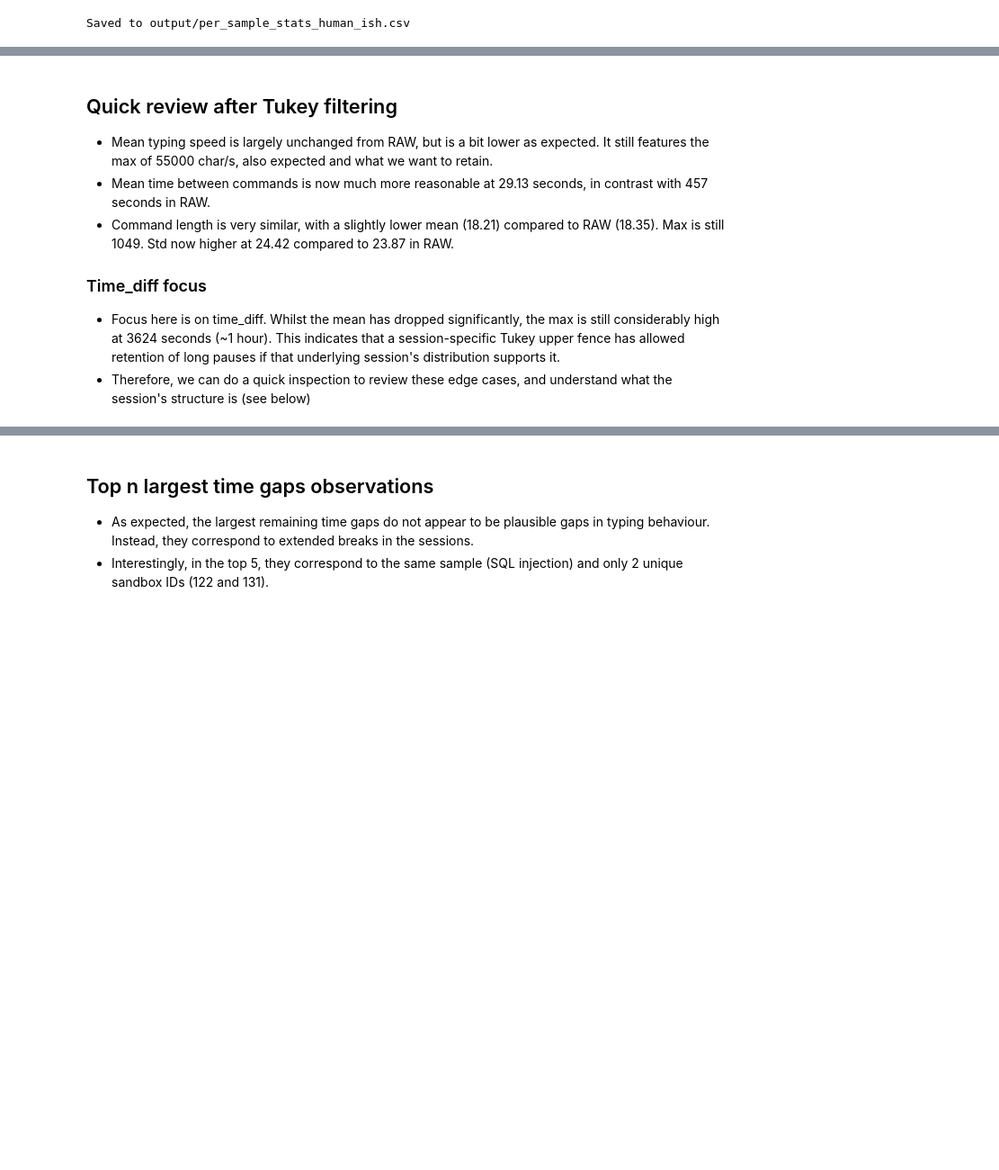
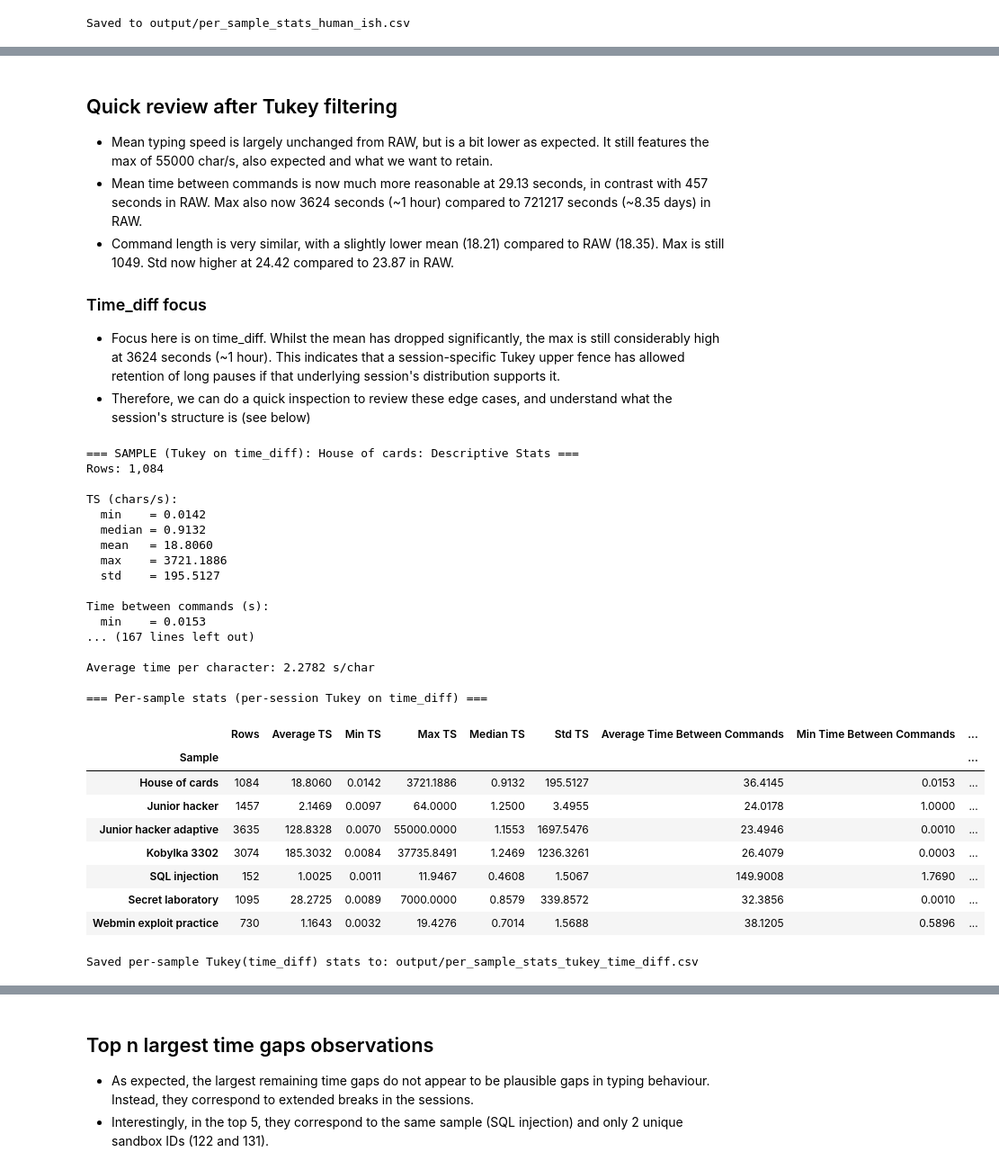
Before and after one commit to LewNew/PhD, a Jupyter notebook: projects/typing_speed/notebooks/Typing_EDA.ipynb, the cells around one changed output, grey strips where cells are left out. Shown at 90% size. Drawn from its saved outputs; the diff is of its cells as text; code cells hidden in the pictures; blank space fills up the shorter version.

```diff
--- a/projects/typing_speed/notebooks/Typing_EDA.ipynb
+++ b/projects/typing_speed/notebooks/Typing_EDA.ipynb
@@ -907,13 +914,67 @@ Average time per character: 1.6000 s/char
 ## Quick review after Tukey filtering
 
 - Mean typing speed is largely unchanged from RAW, but is a bit lower as expected. It still features the max of 55000 char/s, also expected and what we want to retain.
-- Mean time between commands is now much more reasonable at 29.13 seconds, in contrast with 457 seconds in RAW.
+- Mean time between commands is now much more reasonable at 29.13 seconds, in contrast with 457 seconds in RAW. Max also now 3624 seconds (~1 hour) compared to 721217 seconds (~8.35 days) in RAW.
 - Command length is very similar, with a slightly lower mean (18.21) compared to RAW (18.35). Max is still 1049. Std now higher at 24.42 compared to 23.87 in RAW.
 
 ### Time_diff focus
 
 - Focus here is on time_diff. Whilst the mean has dropped significantly, the max is still considerably high at 3624 seconds (~1 hour). This indicates that a session-specific Tukey upper fence has allowed retention of long pauses if that underlying session's distribution supports it.
 - Therefore, we can do a quick inspection to review these edge cases, and understand what the session's structure is (see below)
+# %%
+# Per-sample statistics AFTER per-session Tukey on time_diff
+
+sample_stats_rows_tukey_time = []
+
+for sample_name, df_sample in df_pairs_tukey_time.groupby("sample"):
+    stats = describe_pairs(
+        label=f"SAMPLE (Tukey on time_diff): {sample_name}",
+        df_subset=df_sample,
+        return_stats=True
+    )
+    stats["Sample"] = sample_name
+    sample_stats_rows_tukey_time.append(stats)
+
+df_sample_stats_tukey_time = (
+    pd.DataFrame(sample_stats_rows_tukey_time)
+    .set_index("Sample")
+    .sort_index()
+)
+
+print("\n=== Per-sample stats (per-session Tukey on time_diff) ===")
+display(df_sample_stats_tukey_time.round(4))
+
+tukey_time_sample_stats_path = "output/per_sample_stats_tukey_time_diff.csv"
+df_sample_stats_tukey_time.to_csv(tukey_time_sample_stats_path, index=True)
+print(f"Saved per-sample Tukey(time_diff) stats to: {tukey_time_sample_stats_path}")
+# %% [output]
+=== SAMPLE (Tukey on time_diff): House of cards: Descriptive Stats ===
+Rows: 1,084
+
+TS (chars/s):
+  min    = 0.0142
+  median = 0.9132
+  mean   = 18.8060
+  max    = 3721.1886
+  std    = 195.5127
+
+Time between commands (s):
+  min    = 0.0153
+... (167 lines left out)
+
+Average time per character: 2.2782 s/char
+
+=== Per-sample stats (per-session Tukey on time_diff) ===
+|  | Rows | Average TS | Min TS | Max TS | Median TS | Std TS | Average Time Between Commands | Min Time Between Commands | ... |
+| Sample |  |  |  |  |  |  |  |  | ... |
+| House of cards | 1084 | 18.8060 | 0.0142 | 3721.1886 | 0.9132 | 195.5127 | 36.4145 | 0.0153 | ... |
+| Junior hacker | 1457 | 2.1469 | 0.0097 | 64.0000 | 1.2500 | 3.4955 | 24.0178 | 1.0000 | ... |
+| Junior hacker adaptive | 3635 | 128.8328 | 0.0070 | 55000.0000 | 1.1553 | 1697.5476 | 23.4946 | 0.0010 | ... |
+| Kobylka 3302 | 3074 | 185.3032 | 0.0084 | 37735.8491 | 1.2469 | 1236.3261 | 26.4079 | 0.0003 | ... |
+| SQL injection | 152 | 1.0025 | 0.0011 | 11.9467 | 0.4608 | 1.5067 | 149.9008 | 1.7690 | ... |
+| Secret laboratory | 1095 | 28.2725 | 0.0089 | 7000.0000 | 0.8579 | 339.8572 | 32.3856 | 0.0010 | ... |
+| Webmin exploit practice | 730 | 1.1643 | 0.0032 | 19.4276 | 0.7014 | 1.5688 | 38.1205 | 0.5896 | ... |
+Saved per-sample Tukey(time_diff) stats to: output/per_sample_stats_tukey_time_diff.csv
 # %%
 # Inspect top N largest remaining time gaps (after Tukey upper-fence)
 
```
Also changed, not shown: parts of 11 cells of this notebook.
